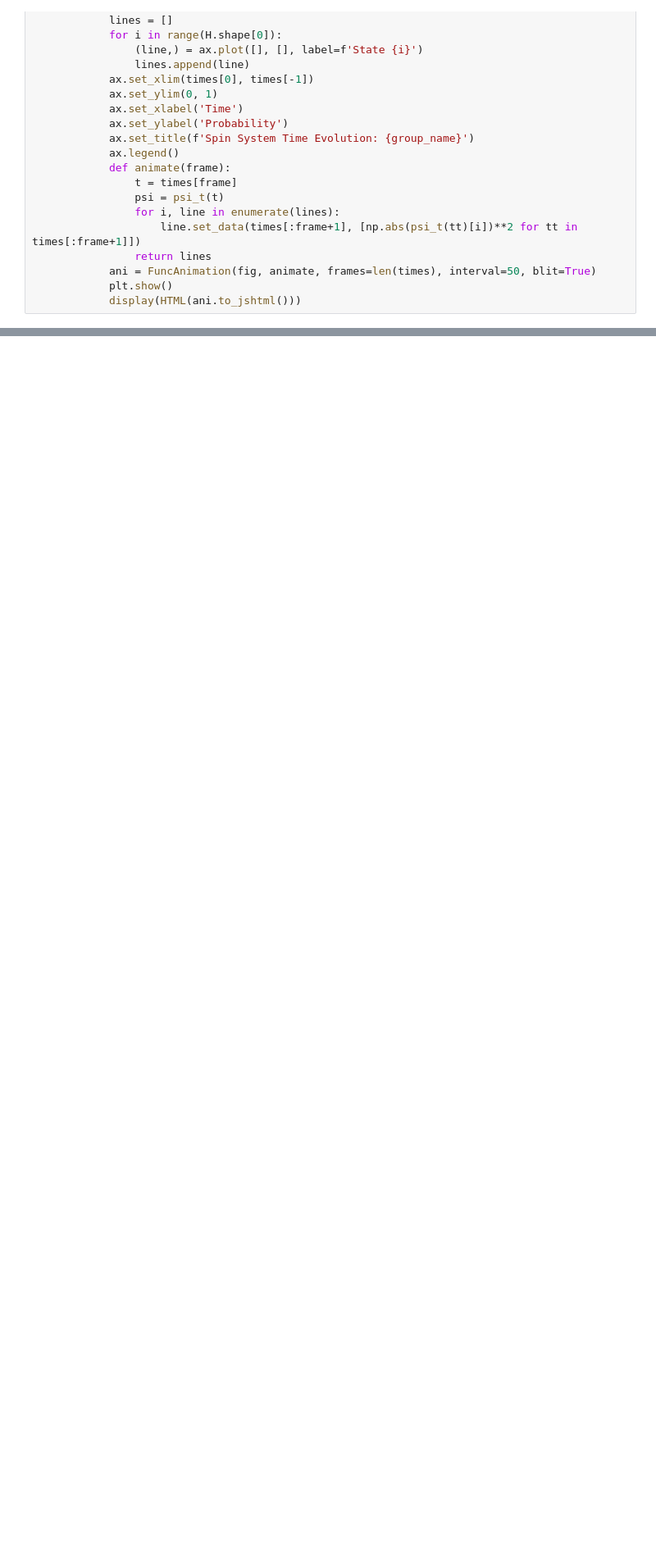
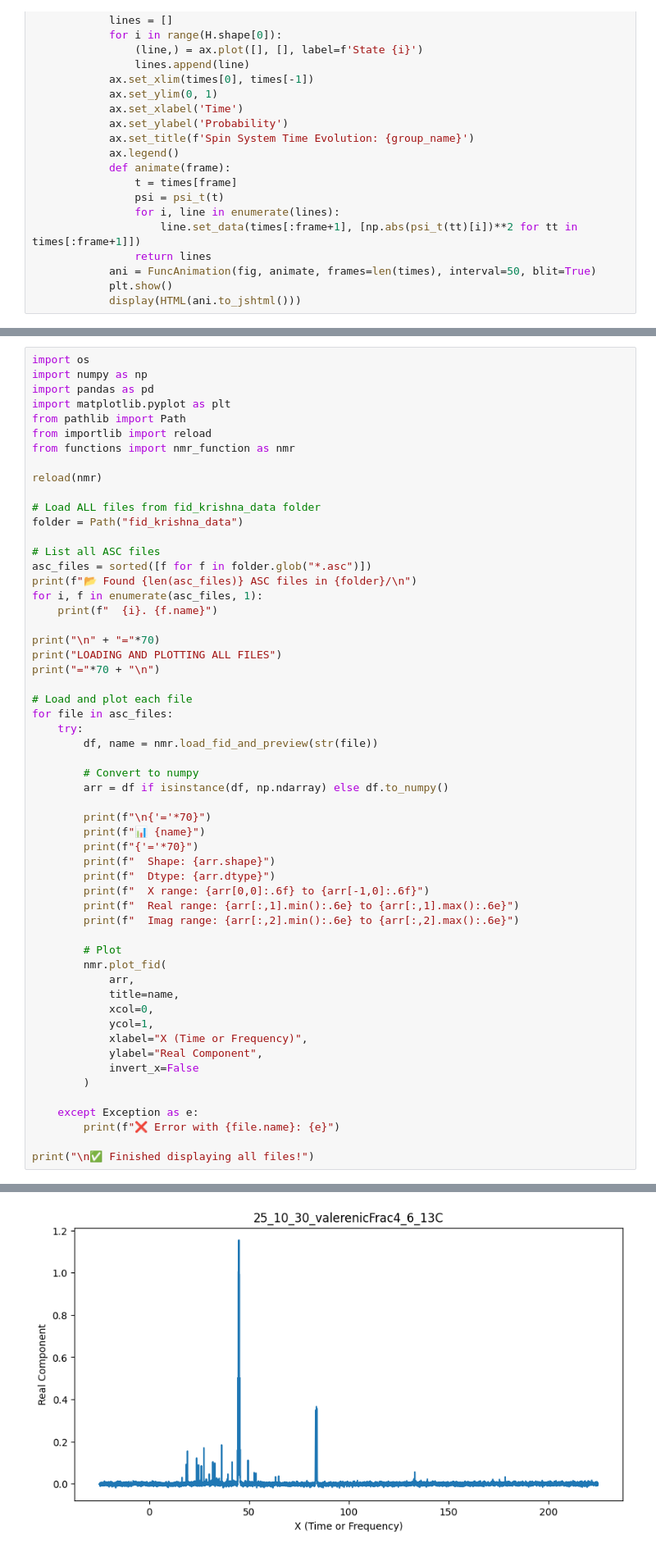
Before and after one commit to Quintinlf/NMR-Project, a Jupyter notebook: project_2_fall_2025.ipynb, the cells around one changed output, grey strips where cells are left out. Shown at 82% size. Cells and saved outputs as stored; diff of their text form; blank space fills up the shorter version.

Commit message:
visualized all the data in the flashdrive

```diff
--- a/project_2_fall_2025.ipynb
+++ b/project_2_fall_2025.ipynb
@@ -66,0 +69,57 @@ for group_name in unique_groups:
+# %%
+import os
+import numpy as np
+import pandas as pd
+import matplotlib.pyplot as plt
+from pathlib import Path
+from importlib import reload
+from functions import nmr_function as nmr
+
+reload(nmr)
+
+# Load ALL files from fid_krishna_data folder
+folder = Path("fid_krishna_data")
+
+# List all ASC files
+asc_files = sorted([f for f in folder.glob("*.asc")])
+print(f"📂 Found {len(asc_files)} ASC files in {folder}/\n")
+for i, f in enumerate(asc_files, 1):
+    print(f"  {i}. {f.name}")
+
+print("\n" + "="*70)
+print("LOADING AND PLOTTING ALL FILES")
+print("="*70 + "\n")
+
+# Load and plot each file
+for file in asc_files:
+    try:
+        df, name = nmr.load_fid_and_preview(str(file))
+
+        # Convert to numpy
+        arr = df if isinstance(df, np.ndarray) else df.to_numpy()
+
+        print(f"\n{'='*70}")
+        print(f"📊 {name}")
+        print(f"{'='*70}")
+        print(f"  Shape: {arr.shape}")
+        print(f"  Dtype: {arr.dtype}")
+        print(f"  X range: {arr[0,0]:.6f} to {arr[-1,0]:.6f}")
+        print(f"  Real range: {arr[:,1].min():.6e} to {arr[:,1].max():.6e}")
+        print(f"  Imag range: {arr[:,2].min():.6e} to {arr[:,2].max():.6e}")
+
+        # Plot
+        nmr.plot_fid(
+            arr,
+            title=name,
+            xcol=0,
+            ycol=1,
+            xlabel="X (Time or Frequency)",
+            ylabel="Real Component",
+            invert_x=False
+        )
+
+    except Exception as e:
+        print(f"❌ Error with {file.name}: {e}")
+
+print("\n✅ Finished displaying all files!")
+# %% [output]
@@ -66,0 +143 @@ for group_name in unique_groups:
+[figure, added]
```
Also changed, not shown: parts of 4 cells of this notebook, 39 other files.
